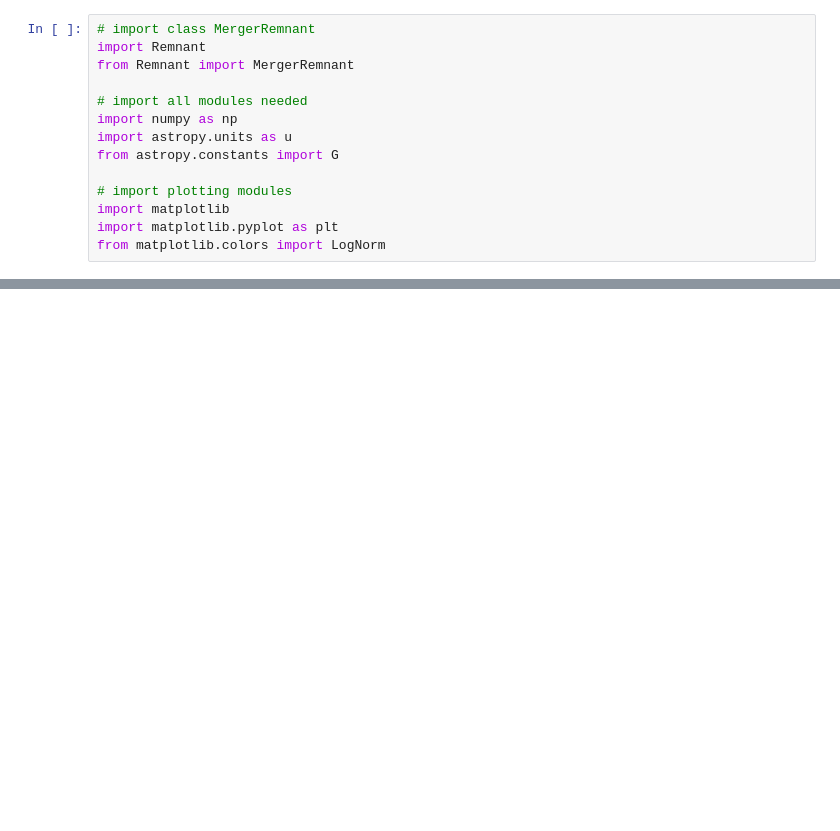
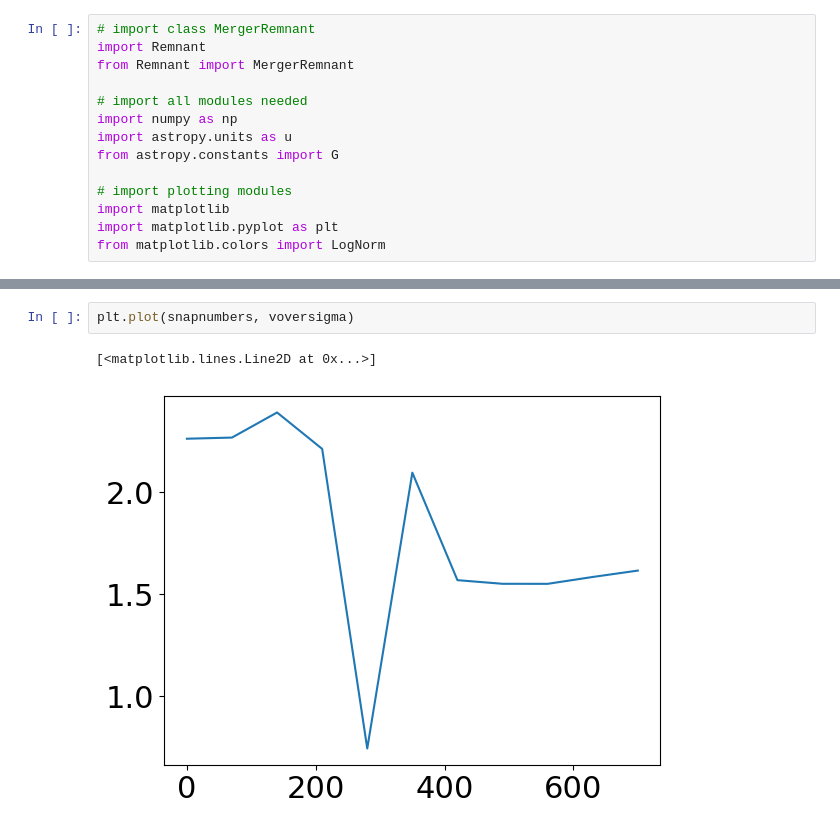
Before and after one commit to hina18201716/astr400b-25s, a Jupyter notebook: ra/test.ipynb, the cells around one changed output, grey strips where cells are left out. Saved outputs shown, nothing was run; the diff lists cells and outputs as text; blank space fills up the shorter version.

```diff
--- a/ra/test.ipynb
+++ b/ra/test.ipynb
@@ -68,3 +69,8 @@ TypeError: 'int' object is not iterable
+# %%
+plt.plot(snapnumbers, voversigma)
+# %% [output]
+[<matplotlib.lines.Line2D at 0x...>]
+[figure, added]
 # %%
 #  plot v/sigma vs time
 fig = plt.figure(figsize=(12,10))
```
Also changed, not shown: parts of 4 cells of this notebook.
